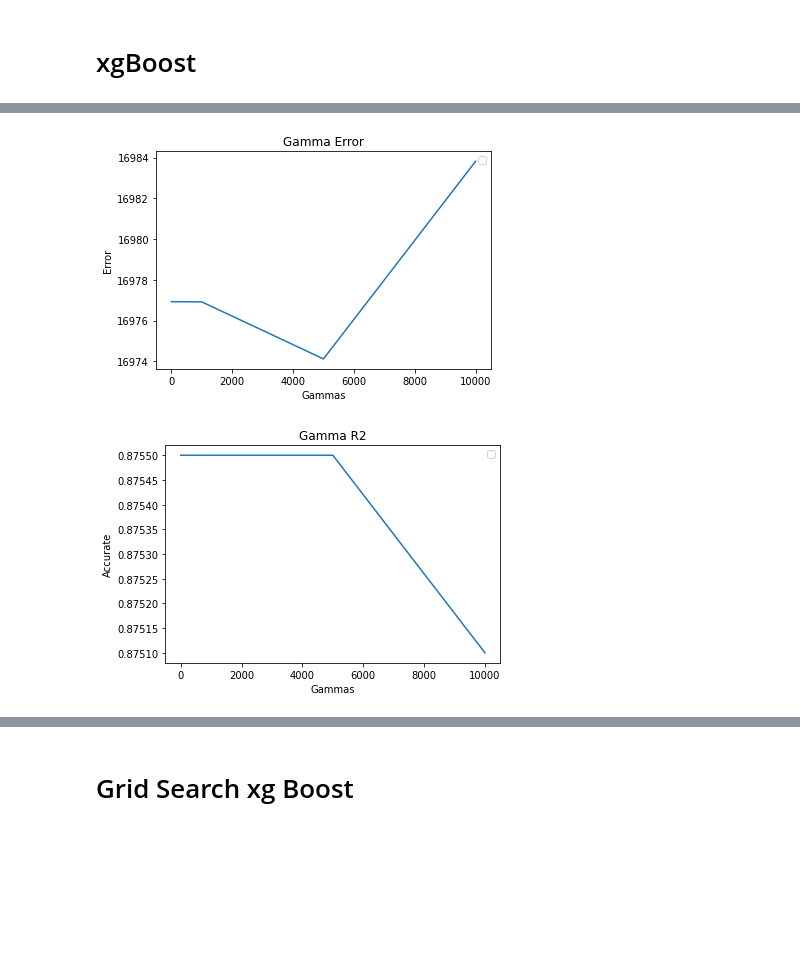
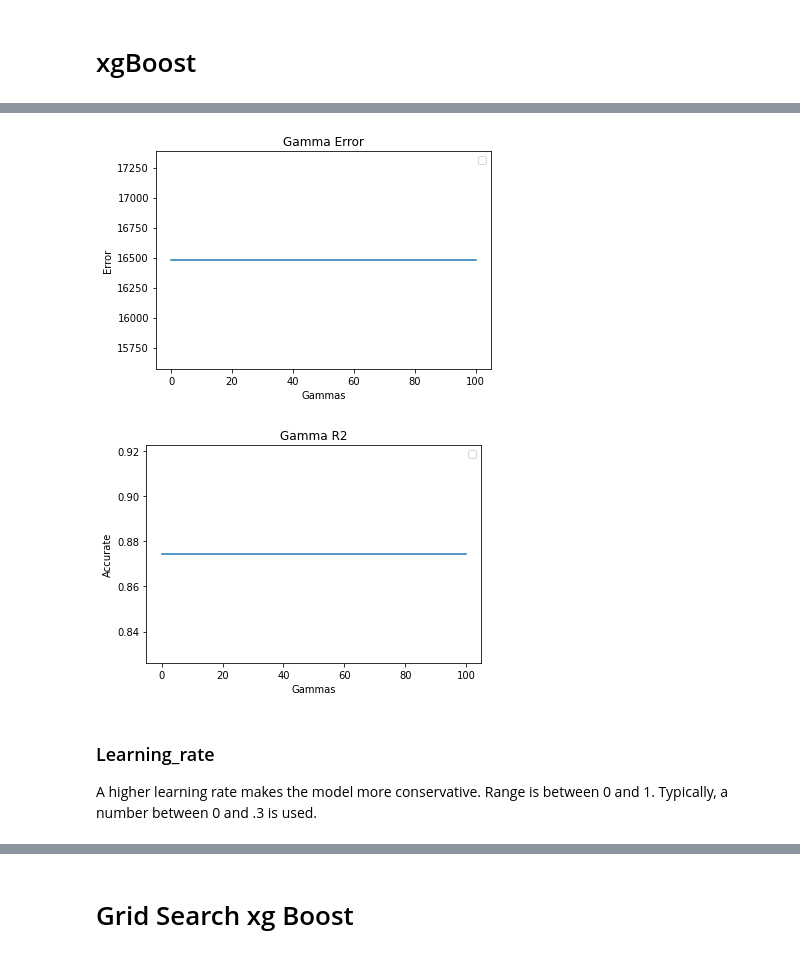
Before and after one commit to ScottySchmidt/MachineLearning, a Jupyter notebook: xgBoost.ipynb, the cells around one changed output, grey strips where cells are left out. Cells and saved outputs as stored; diff of their text form; code cells hidden in the pictures; blank space fills up the shorter version.

```diff
--- a/xgBoost.ipynb
+++ b/xgBoost.ipynb
@@ -107,13 +106,14 @@ AdjLand       4
 Name: SaleCondition, dtype: int64
 # %%
 #print(df['Condition2'].value_counts())
-df['Condition2']=df['Condition2'].apply(lambda x: 1 if x=='Norm' else 0)
+#print(df['Condition1'].value_counts())
+df['CentralAir'] = df['CentralAir'].replace({'Y':0, 'N':1})
 
-#print(df['Condition1'].value_counts())
-df['Condition1']=df['Condition1'].apply(lambda x: 1 if x=='Norm' else 0)
-df['CentralAir'] = df['CentralAir'].replace({'Y':0, 'N':1})
-df['SaleCondition']=df['SaleCondition'].apply(lambda x:1 if x == 'Normal' else 0)
+#BELOW GOT REMOVED has 0% feature importance:
+#df['Condition2']=df['Condition2'].apply(lambda x: 1 if x=='Norm' else 0)
+#df['SaleCondition']=df['SaleCondition'].apply(lambda x:1 if x == 'Normal' else 0)
 #df['Street']=df['Street'].fillna(0).apply(lambda x:0 if x =='Grvl' else 1)
+#df['Condition1']=df['Condition1'].apply(lambda x: 1 if x=='Norm' else 0)
 # %%
 df = df.select_dtypes(include=['int16', 'int32', 'int64', 'float16', 'float32', 'float64'])
 df.head()
@@ -177,6 +177,11 @@ sns.heatmap(corr, annot=True, mask=matrix)
 # %%
 #Too similiar variables:
 df=df.drop(['GarageArea', 'GarageYrBlt', 'GrLivArea'], axis=1)
+# %%
+#Had less than .001 feature importance:
+df=df.drop(['BsmtFinSF2','LowQualFinSF','BsmtHalfBath', 'FullBath',
+            '3SsnPorch', 'ScreenPorch','MiscVal', 'PoolArea',
+            'MoSold', 'EnclosedPorch', 'MasVnrArea'], axis=1)
 # %% [markdown]
 # Split Data
 # %%
@@ -186,7 +191,7 @@ X=df.drop("SalePrice", axis='columns')
 y=df['SalePrice']
 
 X_train, X_test, y_train, y_test = train_test_split(
-X, y, test_size=0.33, random_state=42)
+X, y, test_size=0.30, random_state=42)
 # %% [markdown]
 # xgBoost
 # %%
@@ -297,34 +306,37 @@ plt.show()
 # %%
-gammas=[0, 0.25, 0.5, 1.0, 3, 5, 1000, 5000, 10_000]
+gammas=[0, 0.25, 0.5, 1.0, 3, 5, 100]
 listMSE=[]
 listR2=[]
 
 for g in gammas:
     regressor = xgb.XGBRegressor(
         min_split_loss=g
     )
     regressor.fit(X_train, y_train)
     y_pred = regressor.predict(X_test)
 
     xgMSE=mean_absolute_error(y_test, y_pred)
     xgR2 = r2_score(y_test, y_pred).round(4)
     listMSE.append(xgMSE)
     listR2.append(xgR2)
 
 plt.plot(gammas, listMSE)
 plt.title('Gamma Error')
 plt.ylabel('Error')
 plt.xlabel('Gammas')
 plt.legend()
 plt.show()
 
 plt.plot(gammas, listR2)
 plt.title('Gamma R2')
 plt.ylabel('Accurate')
 plt.xlabel('Gammas')
 plt.legend()
 plt.show()
 # %% [output]
-[figure, old version]
+[figure, new version]
-[figure, old version]
+[figure, new version]
+# %% [markdown]
+### Learning_rate
+A higher learning rate makes the model more conservative. Range is between 0 and 1. Typically, a number between 0 and .3 is used.
 # %%
```
Also changed, not shown: parts of 26 cells of this notebook.
